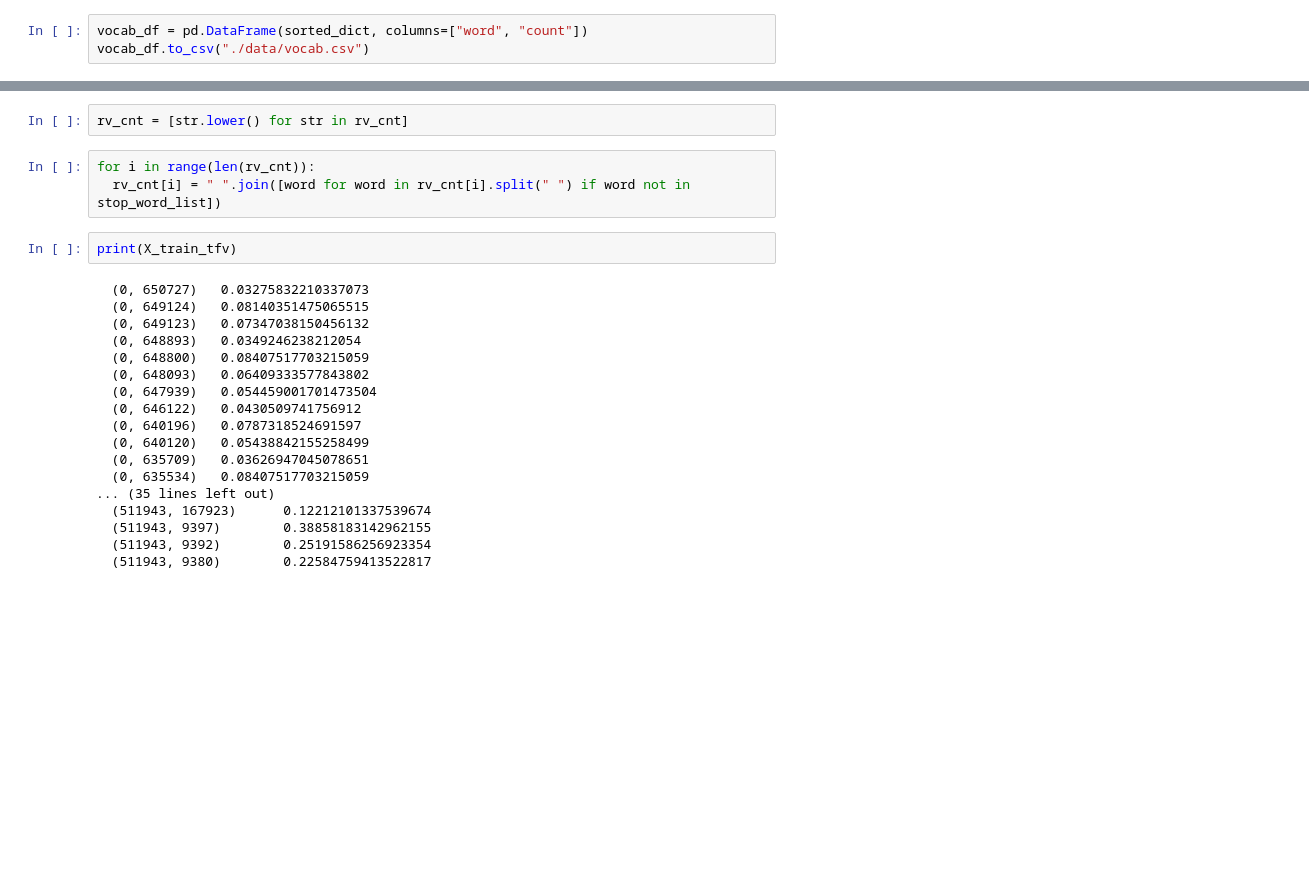
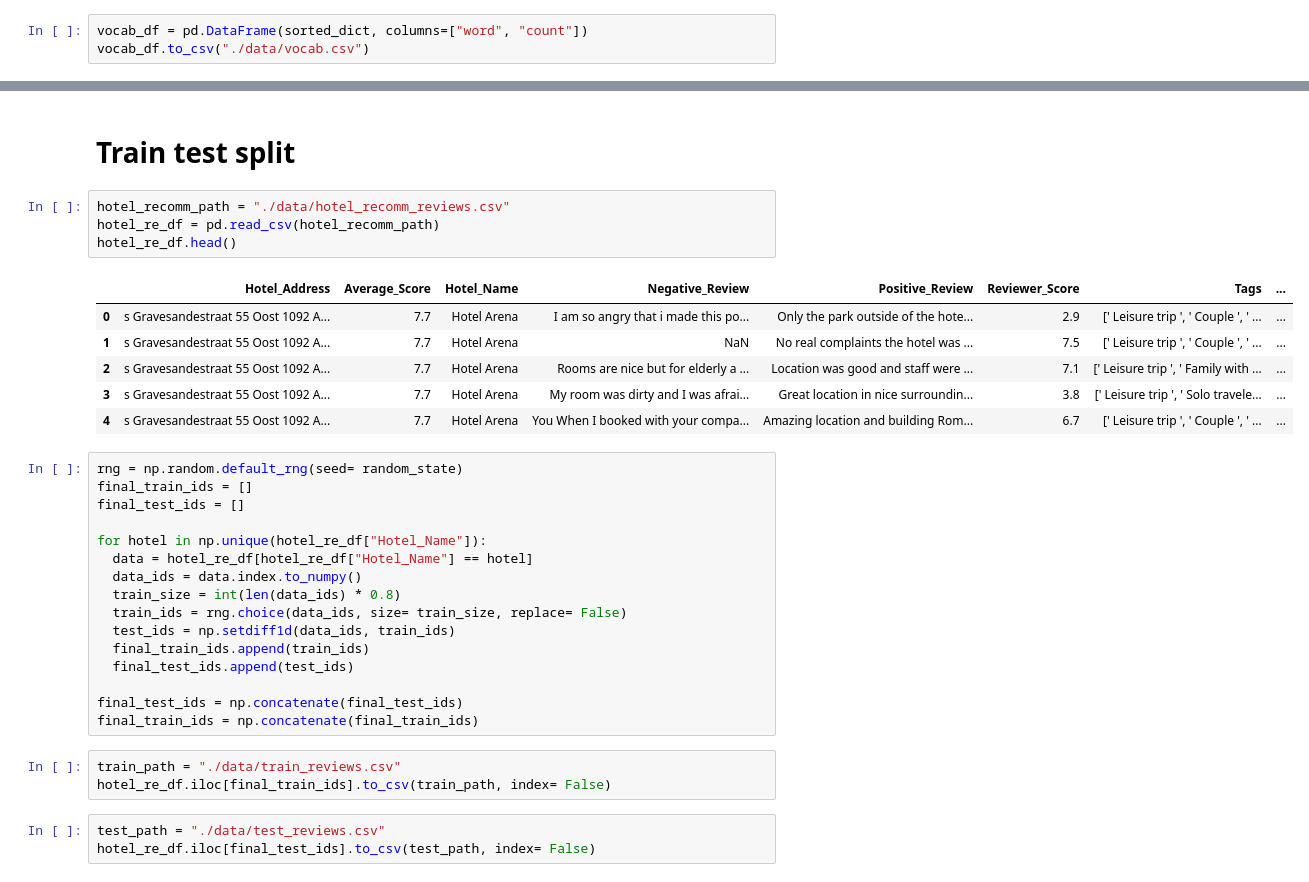
Before and after one commit to Cancogang69/CS114, a Jupyter notebook: preprocessing.ipynb, the cells around one changed output, grey strips where cells are left out. Cells and saved outputs as stored; diff of their text form; blank space fills up the shorter version.

```diff
--- a/preprocessing.ipynb
+++ b/preprocessing.ipynb
@@ -382,25 +189,35 @@ X_train_tfv =  tfv.transform(rv_cnt)
-# %%
-rv_cnt = [str.lower() for str in rv_cnt]
-# %%
-for i in range(len(rv_cnt)):
-  rv_cnt[i] = " ".join([word for word in rv_cnt[i].split(" ") if word not in stop_word_list])
-# %%
-print(X_train_tfv)
-# %% [output]
-  (0, 650727)   0.03275832210337073
-  (0, 649124)   0.08140351475065515
-  (0, 649123)   0.07347038150456132
-  (0, 648893)   0.0349246238212054
-  (0, 648800)   0.08407517703215059
-  (0, 648093)   0.06409333577843802
-  (0, 647939)   0.054459001701473504
-  (0, 646122)   0.0430509741756912
-  (0, 640196)   0.0787318524691597
-  (0, 640120)   0.05438842155258499
-  (0, 635709)   0.03626947045078651
-  (0, 635534)   0.08407517703215059
-... (35 lines left out)
-  (511943, 167923)      0.12212101337539674
-  (511943, 9397)        0.38858183142962155
-  (511943, 9392)        0.25191586256923354
-  (511943, 9380)        0.22584759413522817
+# %% [markdown]
+# Train test split
+# %%
+hotel_recomm_path = "./data/hotel_recomm_reviews.csv"
+hotel_re_df = pd.read_csv(hotel_recomm_path)
+hotel_re_df.head()
+# %% [output]
+|  | Hotel_Address | Average_Score | Hotel_Name | Negative_Review | Positive_Review | Reviewer_Score | Tags | ... |
+| 0 | s Gravesandestraat 55 Oost 1092 A... | 7.7 | Hotel Arena | I am so angry that i made this po... | Only the park outside of the hote... | 2.9 | [' Leisure trip ', ' Couple ', ' ... | ... |
+| 1 | s Gravesandestraat 55 Oost 1092 A... | 7.7 | Hotel Arena | NaN | No real complaints the hotel was ... | 7.5 | [' Leisure trip ', ' Couple ', ' ... | ... |
+| 2 | s Gravesandestraat 55 Oost 1092 A... | 7.7 | Hotel Arena | Rooms are nice but for elderly a ... | Location was good and staff were ... | 7.1 | [' Leisure trip ', ' Family with ... | ... |
+| 3 | s Gravesandestraat 55 Oost 1092 A... | 7.7 | Hotel Arena | My room was dirty and I was afrai... | Great location in nice surroundin... | 3.8 | [' Leisure trip ', ' Solo travele... | ... |
+| 4 | s Gravesandestraat 55 Oost 1092 A... | 7.7 | Hotel Arena | You When I booked with your compa... | Amazing location and building Rom... | 6.7 | [' Leisure trip ', ' Couple ', ' ... | ... |
+# %%
+rng = np.random.default_rng(seed= random_state)
+final_train_ids = []
+final_test_ids = []
+
+for hotel in np.unique(hotel_re_df["Hotel_Name"]):
+  data = hotel_re_df[hotel_re_df["Hotel_Name"] == hotel]
+  data_ids = data.index.to_numpy()
+  train_size = int(len(data_ids) * 0.8)
+  train_ids = rng.choice(data_ids, size= train_size, replace= False)
+  test_ids = np.setdiff1d(data_ids, train_ids)
+  final_train_ids.append(train_ids)
+  final_test_ids.append(test_ids)
+
+final_test_ids = np.concatenate(final_test_ids)
+final_train_ids = np.concatenate(final_train_ids)
+# %%
+train_path = "./data/train_reviews.csv"
+hotel_re_df.iloc[final_train_ids].to_csv(train_path, index= False)
+# %%
+test_path = "./data/test_reviews.csv"
+hotel_re_df.iloc[final_test_ids].to_csv(test_path, index= False)
```
Also changed, not shown: parts of 59 cells of this notebook, 1 other file.
